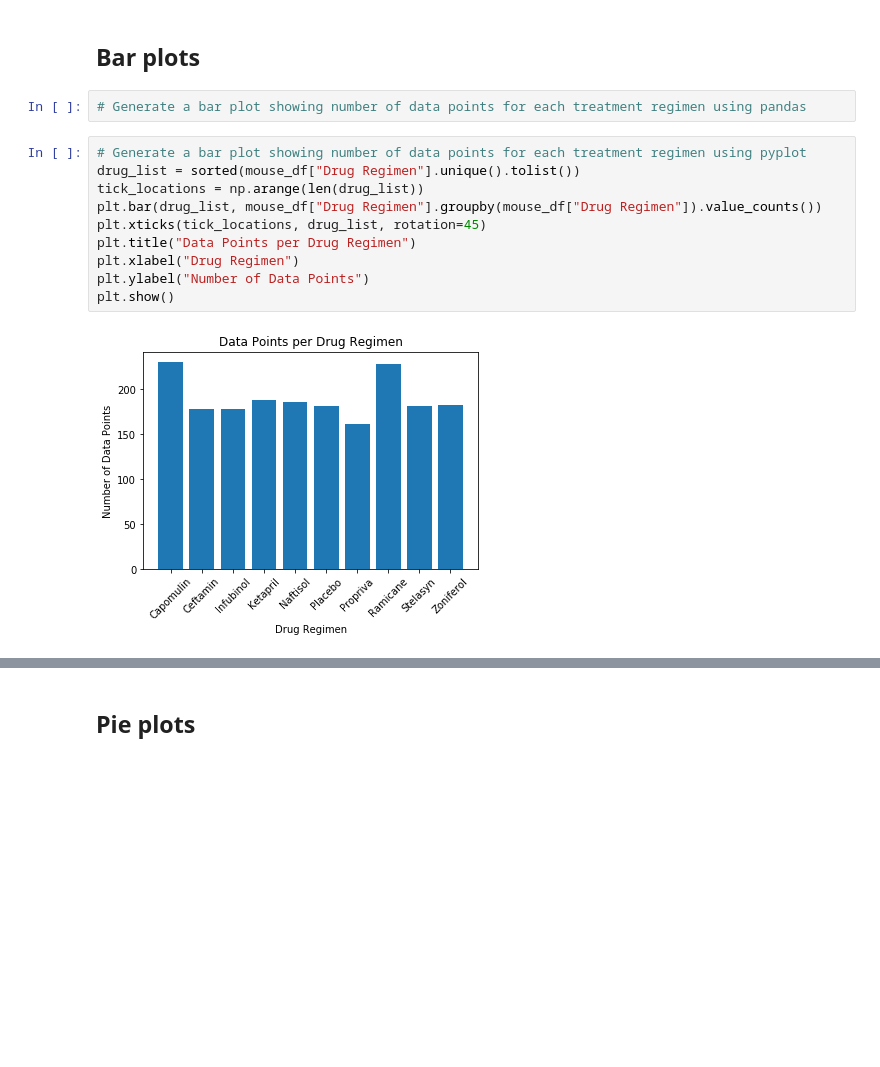
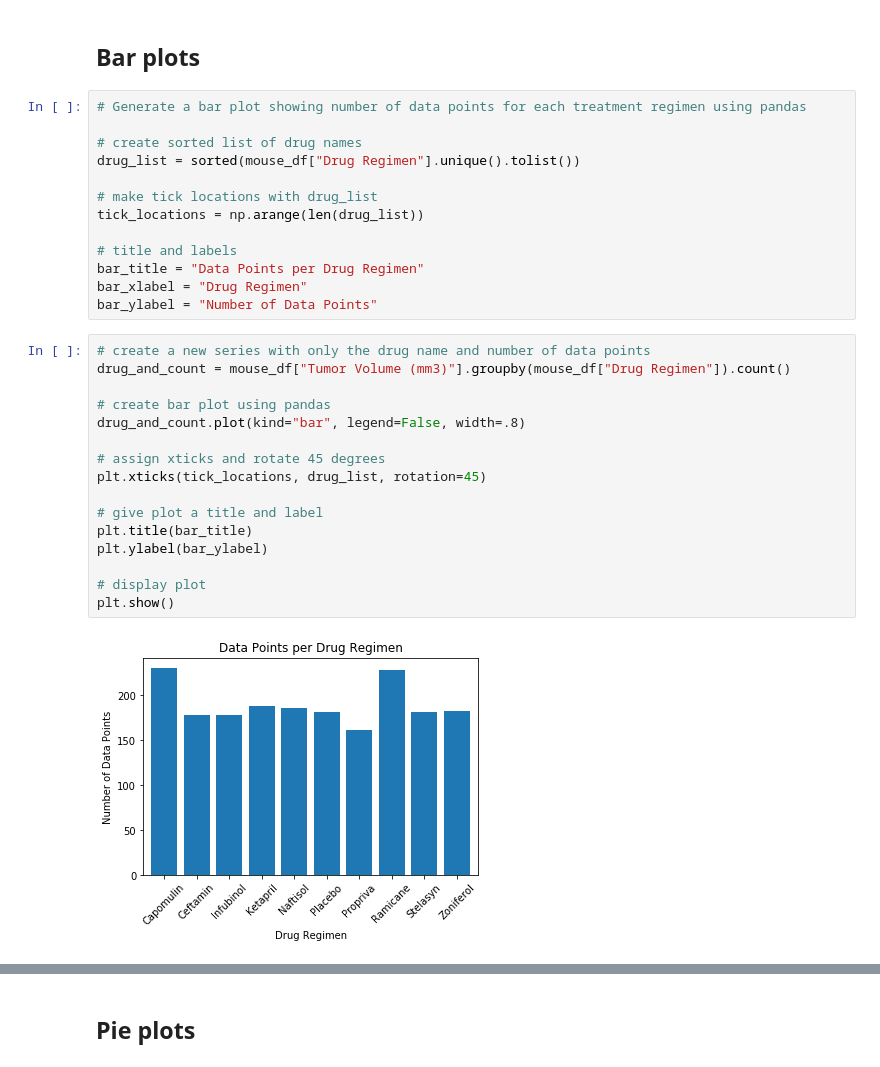
Before and after one commit to enriquesaenger/matplotlib-challenge, a Jupyter notebook: Pymaceuticals/pymaceuticals_starter.ipynb, the cells around one changed output, grey strips where cells are left out. Drawn from its saved outputs; the diff is of its cells as text; blank space fills up the shorter version.

Commit message:
Both bar plot and pie plot are correct and identical

```diff
--- a/Pymaceuticals/pymaceuticals_starter.ipynb
+++ b/Pymaceuticals/pymaceuticals_starter.ipynb
@@ -50,17 +44,34 @@ summary_df
 | Zoniferol | 53.236507 | 51.818479 | 48.533355 | 6.966589 | 0.516398 |
 # %% [markdown]
 ## Bar plots
-# %%
-# Generate a bar plot showing number of data points for each treatment regimen using pandas
 # %%
-# Generate a bar plot showing number of data points for each treatment regimen using pyplot
+# Generate a bar plot showing number of data points for each treatment regimen using pandas
+
+# create sorted list of drug names
 drug_list = sorted(mouse_df["Drug Regimen"].unique().tolist())
+
+# make tick locations with drug_list
 tick_locations = np.arange(len(drug_list))
-plt.bar(drug_list, mouse_df["Drug Regimen"].groupby(mouse_df["Drug Regimen"]).value_counts())
-plt.xticks(tick_locations, drug_list, rotation=45)
-plt.title("Data Points per Drug Regimen")
-plt.xlabel("Drug Regimen")
-plt.ylabel("Number of Data Points")
-plt.show()
+
+# title and labels
+bar_title = "Data Points per Drug Regimen"
+bar_xlabel = "Drug Regimen"
+bar_ylabel = "Number of Data Points"
-# %% [output]
-[figure, removed]
+# %%
+# create a new series with only the drug name and number of data points
+drug_and_count = mouse_df["Tumor Volume (mm3)"].groupby(mouse_df["Drug Regimen"]).count()
+
+# create bar plot using pandas
+drug_and_count.plot(kind="bar", legend=False, width=.8)
+
+# assign xticks and rotate 45 degrees
+plt.xticks(tick_locations, drug_list, rotation=45)
+
+# give plot a title and label
+plt.title(bar_title)
+plt.ylabel(bar_ylabel)
+
+# display plot
+plt.show()
+# %% [output]
+[figure, added]
```
Also changed, not shown: parts of 8 cells of this notebook.
